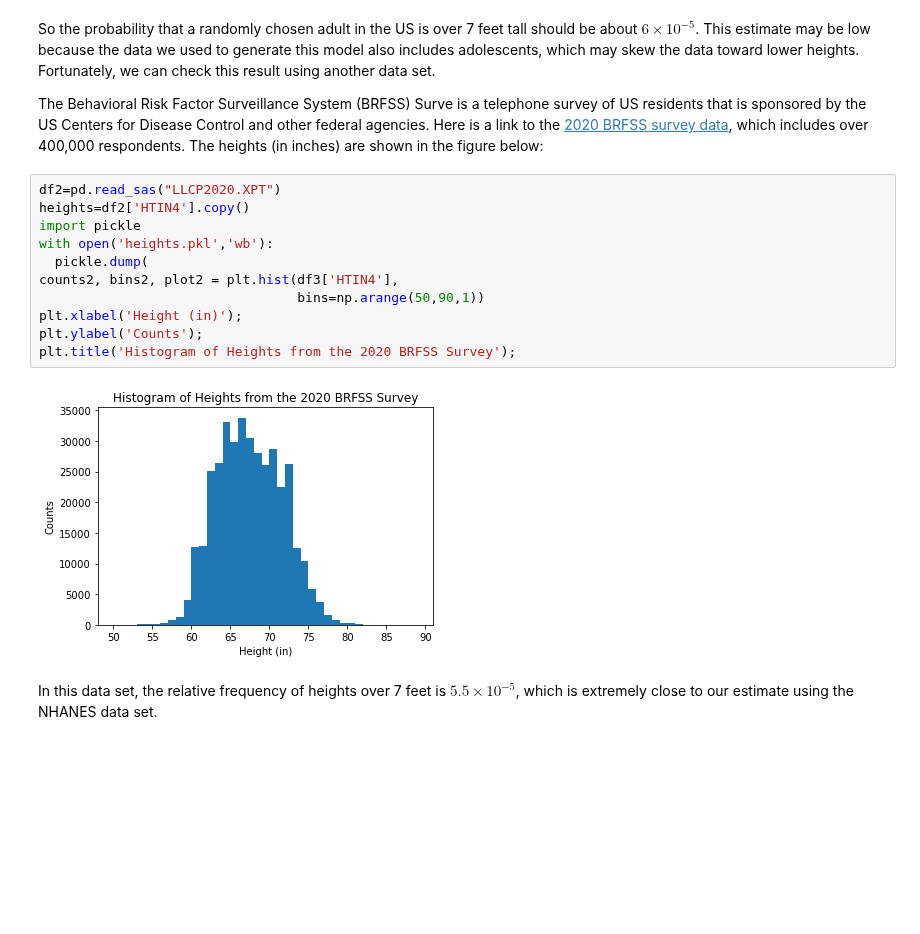
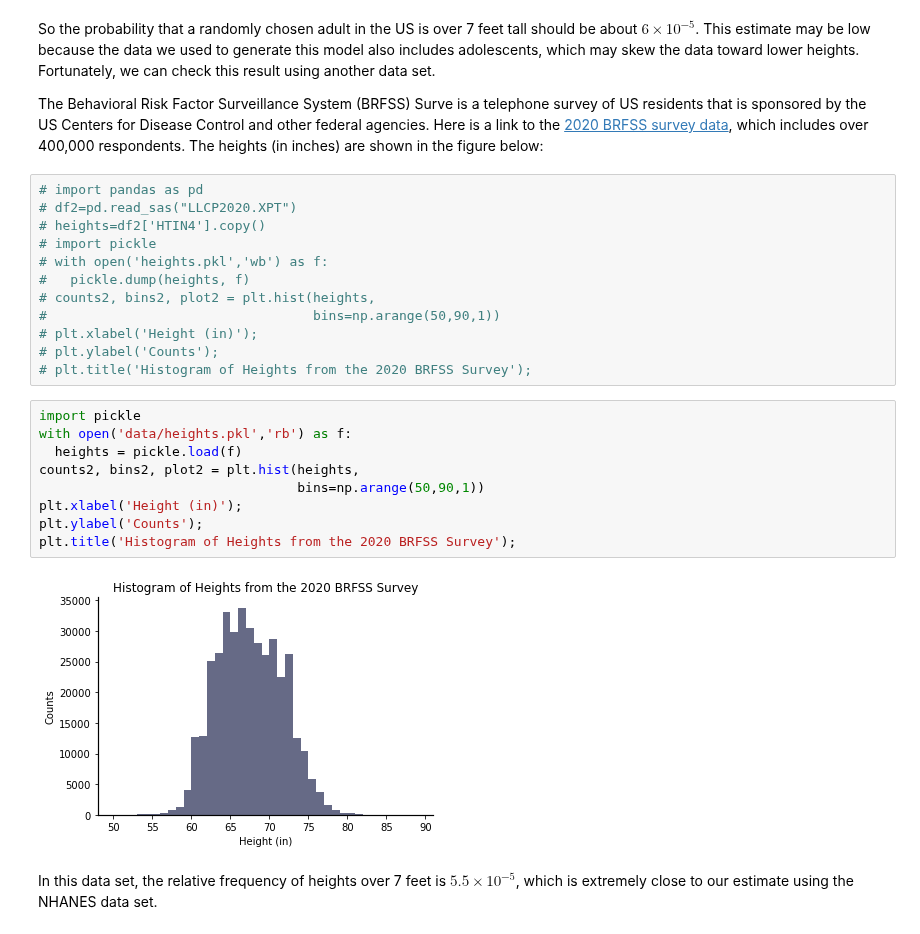
Before and after one commit to datalayer-courses/foundations-of-data-science-with-python, a Jupyter notebook: 08-random-variables/important-continuous-rvs.ipynb, the cells around one changed output. Drawn from its saved outputs; the diff is of its cells as text; blank space fills up the shorter version.

```diff
--- a/08-random-variables/important-continuous-rvs.ipynb
+++ b/08-random-variables/important-continuous-rvs.ipynb
@@ -984,18 +984,28 @@ So the probability that a randomly chosen adult in the US is over 7 feet tall sh
 
 The Behavioral Risk Factor Surveillance System (BRFSS) Surve  is a telephone survey of US residents that is sponsored by the US Centers for Disease Control and other federal agencies. Here is a link to the [2020 BRFSS survey data](https://www.cdc.gov/brfss/annual_data/annual_2020.html), which includes over 400,000 respondents. The heights (in inches) are shown in the figure below:
 # %%
-df2=pd.read_sas("LLCP2020.XPT")
-heights=df2['HTIN4'].copy()
-import pickle
-with open('heights.pkl','wb'):
-  pickle.dump(
-counts2, bins2, plot2 = plt.hist(df3['HTIN4'],
-                                 bins=np.arange(50,90,1))
-plt.xlabel('Height (in)');
-plt.ylabel('Counts');
-plt.title('Histogram of Heights from the 2020 BRFSS Survey');
+# import pandas as pd
+# df2=pd.read_sas("LLCP2020.XPT")
+# heights=df2['HTIN4'].copy()
+# import pickle
+# with open('heights.pkl','wb') as f:
+#   pickle.dump(heights, f)
+# counts2, bins2, plot2 = plt.hist(heights,
+#                                  bins=np.arange(50,90,1))
+# plt.xlabel('Height (in)');
+# plt.ylabel('Counts');
+# plt.title('Histogram of Heights from the 2020 BRFSS Survey');
-# %% [output]
-[figure, removed]
+# %%
+import pickle
+with open('data/heights.pkl','rb') as f:
+  heights = pickle.load(f)
+counts2, bins2, plot2 = plt.hist(heights,
+                                 bins=np.arange(50,90,1))
+plt.xlabel('Height (in)');
+plt.ylabel('Counts');
+plt.title('Histogram of Heights from the 2020 BRFSS Survey');
+# %% [output]
+[figure, added]
 # %% [markdown]
 In this data set, the relative frequency of heights over 7 feet is $5.5 \times 10^{-5}$, which is extremely close to our estimate using the NHANES data set.
 # %% [markdown]
```
Also changed, not shown: parts of 23 cells of this notebook.
